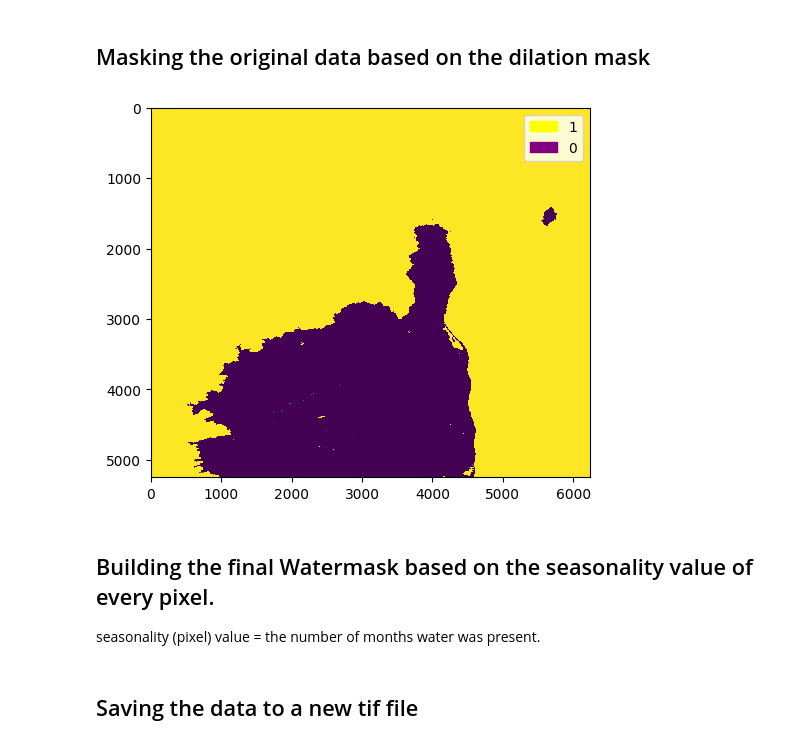
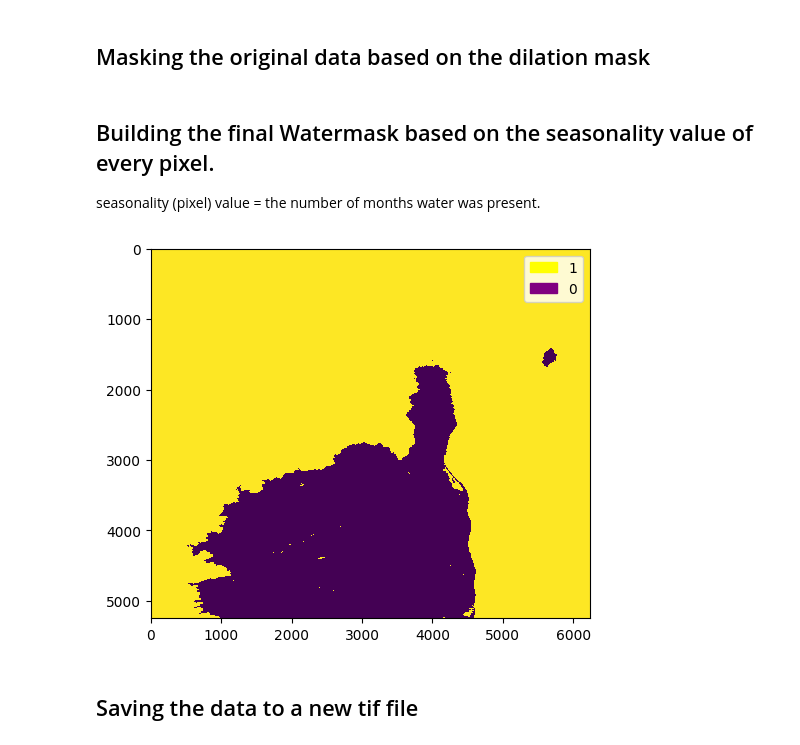
Before and after one commit to riscognition/jrc-gws-fix, a Jupyter notebook: GWS.ipynb, the cells around one changed output. Cells and saved outputs as stored; diff of their text form; code cells hidden in the pictures.

```diff
--- a/GWS.ipynb
+++ b/GWS.ipynb
@@ -10,7 +10,7 @@ import matplotlib.patches as mpatches
 driver = gdal.GetDriverByName('GTiff')
 raster = gdal.Open('test-data/testdata-seasonality.tif')
 # ReadAsArray loads the first band into a numpy array
-raster_data = ras.GetRasterBand(1).ReadAsArray()
+raster_data = raster.GetRasterBand(1).ReadAsArray()
 
 fig, ax = plt.subplots(1, figsize=(3,6))
 ax.imshow(raster_data, interpolation='none')
@@ -36,20 +36,21 @@ Text(0.5, 1.0, 'After Dilation')
 [figure]
 # %% [markdown]
 ## Masking the original data based on the dilation mask
-# %%
-ip_raster = np.where(di_mask, 12, original_raster)
-plt.imshow(ip_raster, interpolation='none')
-water = mpatches.Patch(color='yellow', label='1')
-nowater = mpatches.Patch(color='purple', label='0')
-plt.legend(handles=[water, nowater])
-plt.show()
-# %% [output]
-[figure, removed]
+# %%
+ip_raster = np.where(di_mask, 12, raster_data)
 # %% [markdown]
 ## Building the final Watermask based on the seasonality value of every pixel.
 seasonality (pixel) value = the number of months water was present.
 # %%
 watermask = np.where((ip_raster > 3), 1, 0) # more then 3 month of water
+# %%
+plt.imshow(watermask, interpolation='none')
+water = mpatches.Patch(color='yellow', label='1')
+nowater = mpatches.Patch(color='purple', label='0')
+plt.legend(handles=[water, nowater])
+plt.show()
+# %% [output]
+[figure, added]
 # %% [markdown]
 ## Saving the data to a new tif file
 # %%
```
Also changed, not shown: parts of 1 cell of this notebook, 3 other files.
